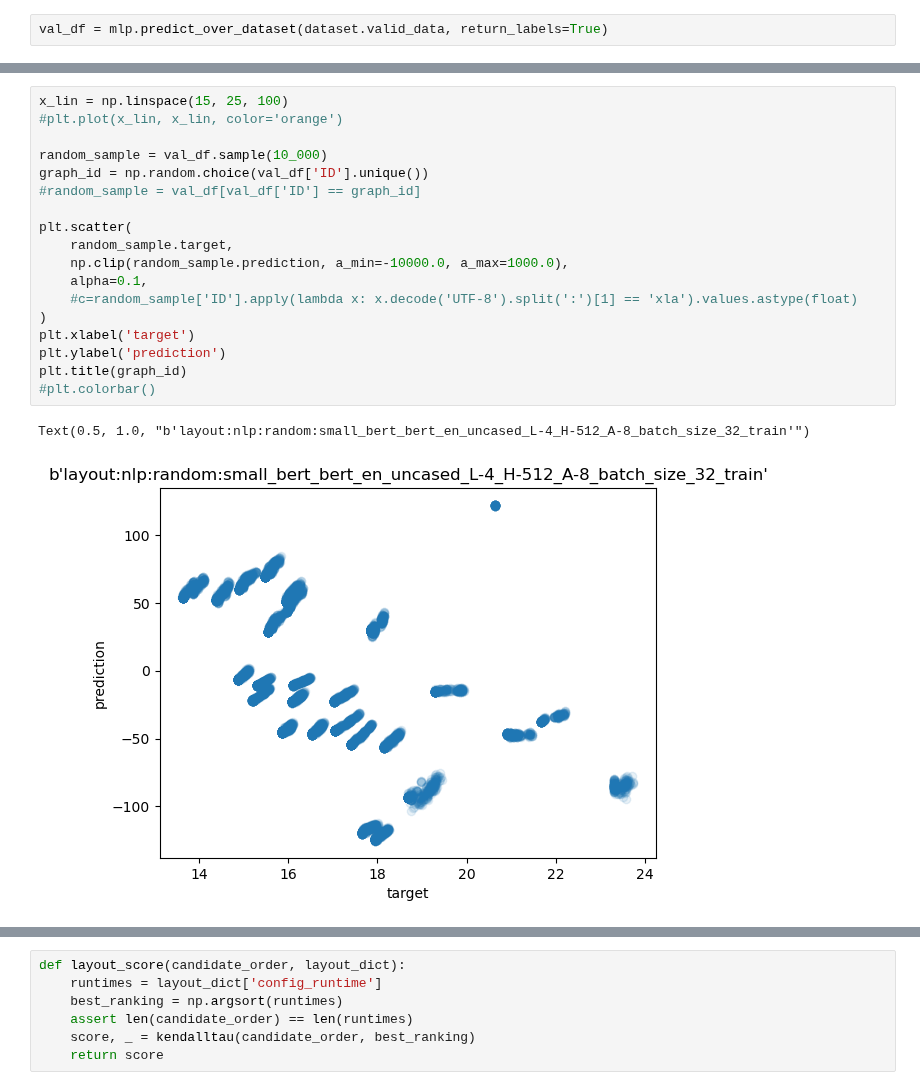
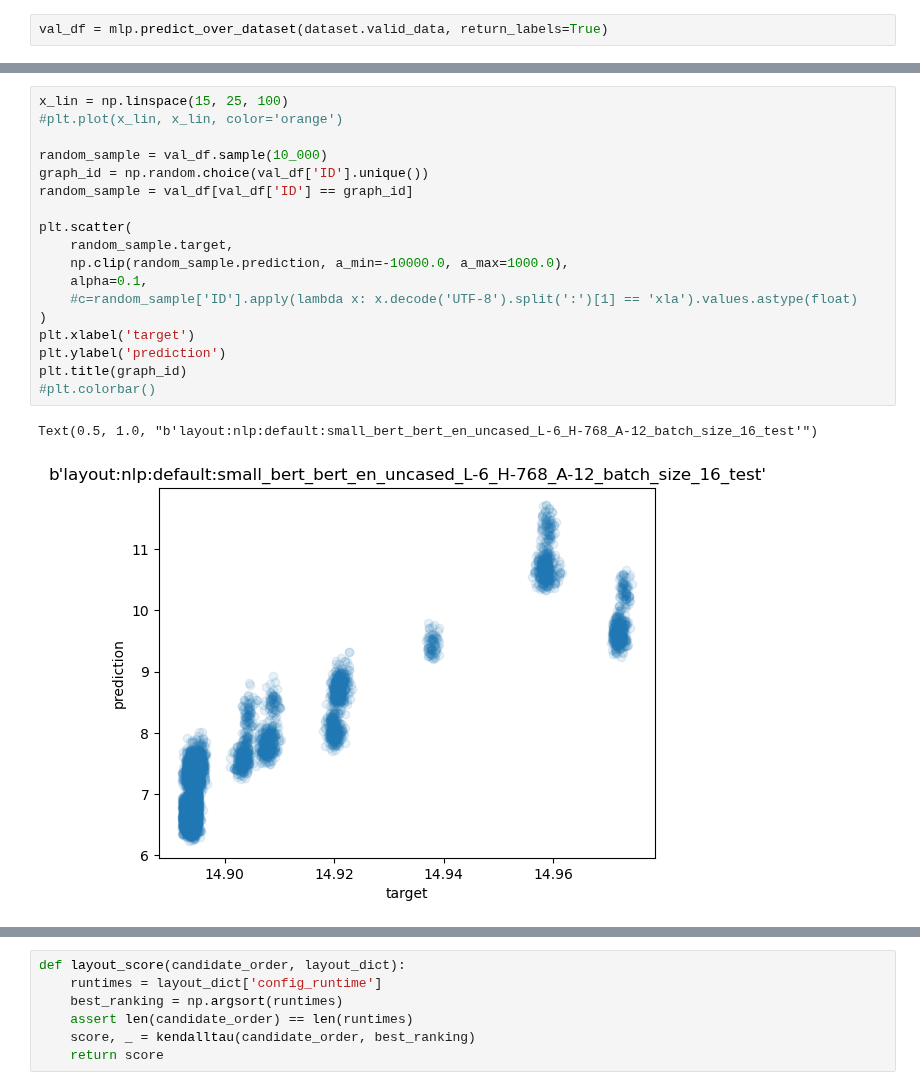
Before and after one commit to ignacioreyes/kaggle_model_runtime, a Jupyter notebook: train_layout.ipynb, the cells around one changed output, grey strips where cells are left out. Drawn from its saved outputs; the diff is of its cells as text.

```diff
--- a/train_layout.ipynb
+++ b/train_layout.ipynb
@@ -142,24 +141,24 @@ array([b'layout:xla:random:unet_3d.4x4.bf16',
 # %%
 x_lin = np.linspace(15, 25, 100)
 #plt.plot(x_lin, x_lin, color='orange')
 
 random_sample = val_df.sample(10_000)
 graph_id = np.random.choice(val_df['ID'].unique())
-#random_sample = val_df[val_df['ID'] == graph_id]
+random_sample = val_df[val_df['ID'] == graph_id]
 
 plt.scatter(
     random_sample.target,
     np.clip(random_sample.prediction, a_min=-10000.0, a_max=1000.0),
     alpha=0.1,
     #c=random_sample['ID'].apply(lambda x: x.decode('UTF-8').split(':')[1] == 'xla').values.astype(float)
 )
 plt.xlabel('target')
 plt.ylabel('prediction')
 plt.title(graph_id)
 #plt.colorbar()
 # %% [output]
-Text(0.5, 1.0, "b'layout:nlp:random:small_bert_bert_en_uncased_L-4_H-512_A-8_batch_size_32_train'")
+Text(0.5, 1.0, "b'layout:nlp:default:small_bert_bert_en_uncased_L-6_H-768_A-12_batch_size_16_test'")
-[figure, old version]
+[figure, new version]
 # %%
 random_sample = val_df.sample(5_000)
 
```
Also changed, not shown: parts of 15 cells of this notebook, 1 other file.
